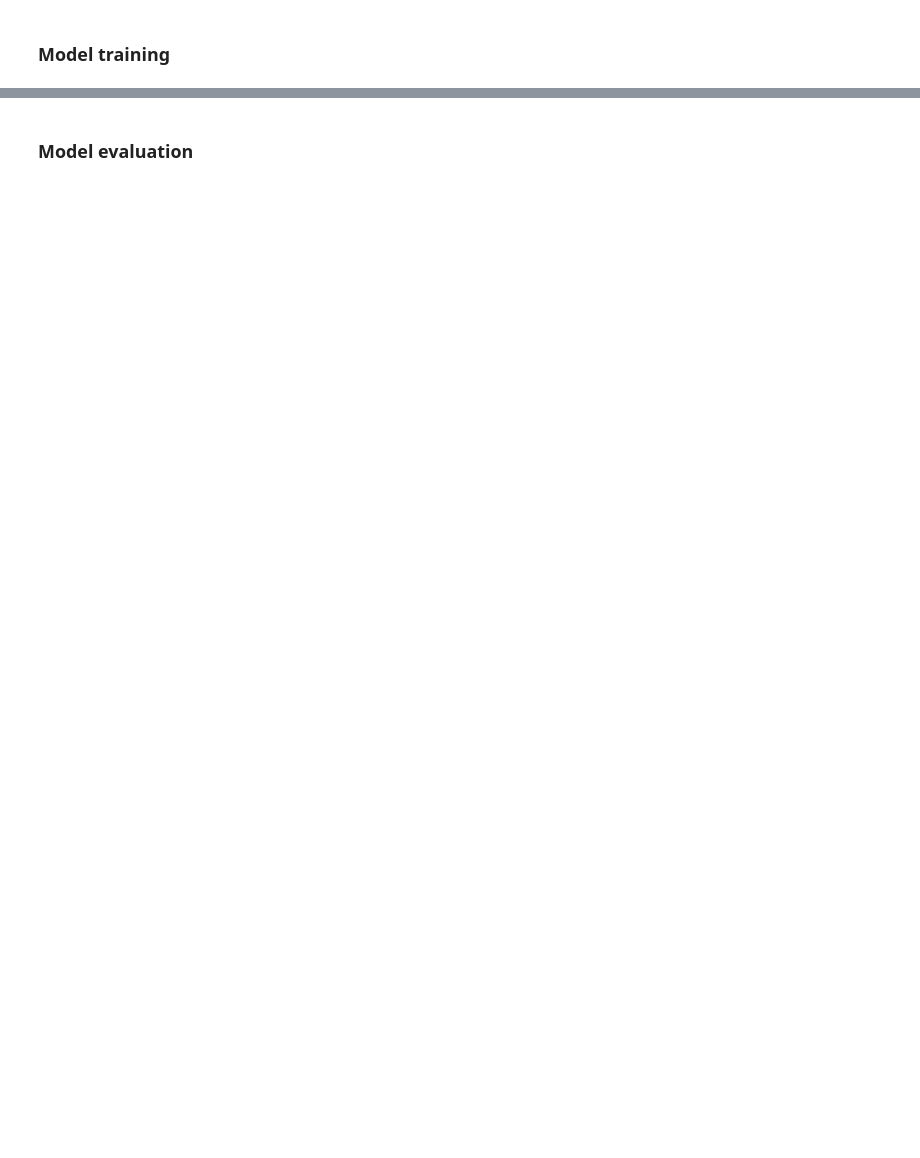
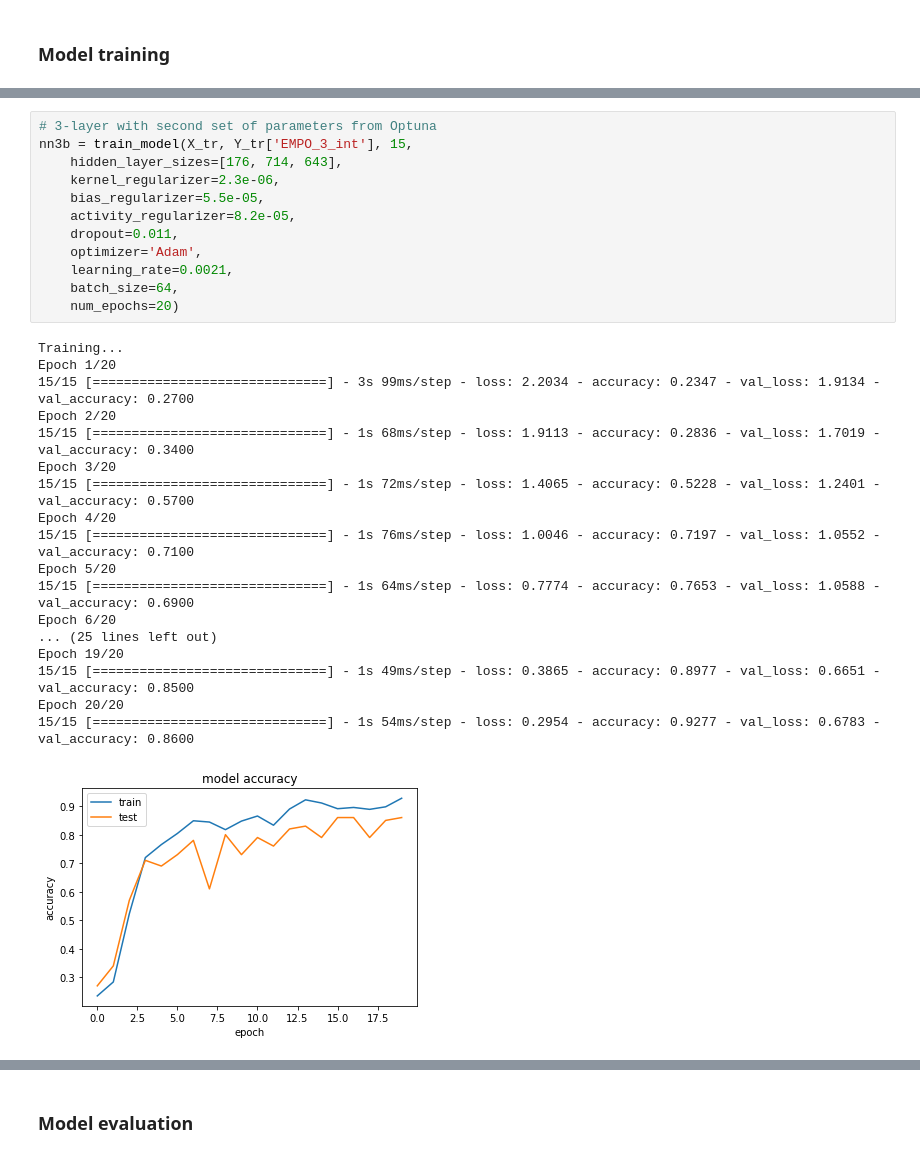
Before and after one commit to hlu17/Protein-Environment-Classification, a Jupyter notebook: modeling/neural_network.ipynb, the cells around one changed output, grey strips where cells are left out. Drawn from its saved outputs; the diff is of its cells as text; blank space fills up the shorter version.

```diff
--- a/modeling/neural_network.ipynb
+++ b/modeling/neural_network.ipynb
@@ -359,3 +449,34 @@ Total params: 17,578,074
 Trainable params: 17,578,074
 Non-trainable params: 0
 _________________________________________________________________
+# %%
+# 3-layer with second set of parameters from Optuna
+nn3b = train_model(X_tr, Y_tr['EMPO_3_int'], 15,
+    hidden_layer_sizes=[176, 714, 643],
+    kernel_regularizer=2.3e-06,
+    bias_regularizer=5.5e-05,
+    activity_regularizer=8.2e-05,
+    dropout=0.011,
+    optimizer='Adam',
+    learning_rate=0.0021,
+    batch_size=64,
+    num_epochs=20)
+# %% [output]
+Training...
+Epoch 1/20
+15/15 [==============================] - 3s 99ms/step - loss: 2.2034 - accuracy: 0.2347 - val_loss: 1.9134 - val_accuracy: 0.2700
+Epoch 2/20
+15/15 [==============================] - 1s 68ms/step - loss: 1.9113 - accuracy: 0.2836 - val_loss: 1.7019 - val_accuracy: 0.3400
+Epoch 3/20
+15/15 [==============================] - 1s 72ms/step - loss: 1.4065 - accuracy: 0.5228 - val_loss: 1.2401 - val_accuracy: 0.5700
+Epoch 4/20
+15/15 [==============================] - 1s 76ms/step - loss: 1.0046 - accuracy: 0.7197 - val_loss: 1.0552 - val_accuracy: 0.7100
+Epoch 5/20
+15/15 [==============================] - 1s 64ms/step - loss: 0.7774 - accuracy: 0.7653 - val_loss: 1.0588 - val_accuracy: 0.6900
+Epoch 6/20
+... (25 lines left out)
+Epoch 19/20
+15/15 [==============================] - 1s 49ms/step - loss: 0.3865 - accuracy: 0.8977 - val_loss: 0.6651 - val_accuracy: 0.8500
+Epoch 20/20
+15/15 [==============================] - 1s 54ms/step - loss: 0.2954 - accuracy: 0.9277 - val_loss: 0.6783 - val_accuracy: 0.8600
+[figure, added]
```
Also changed, not shown: parts of 12 cells of this notebook, 6 other files.
